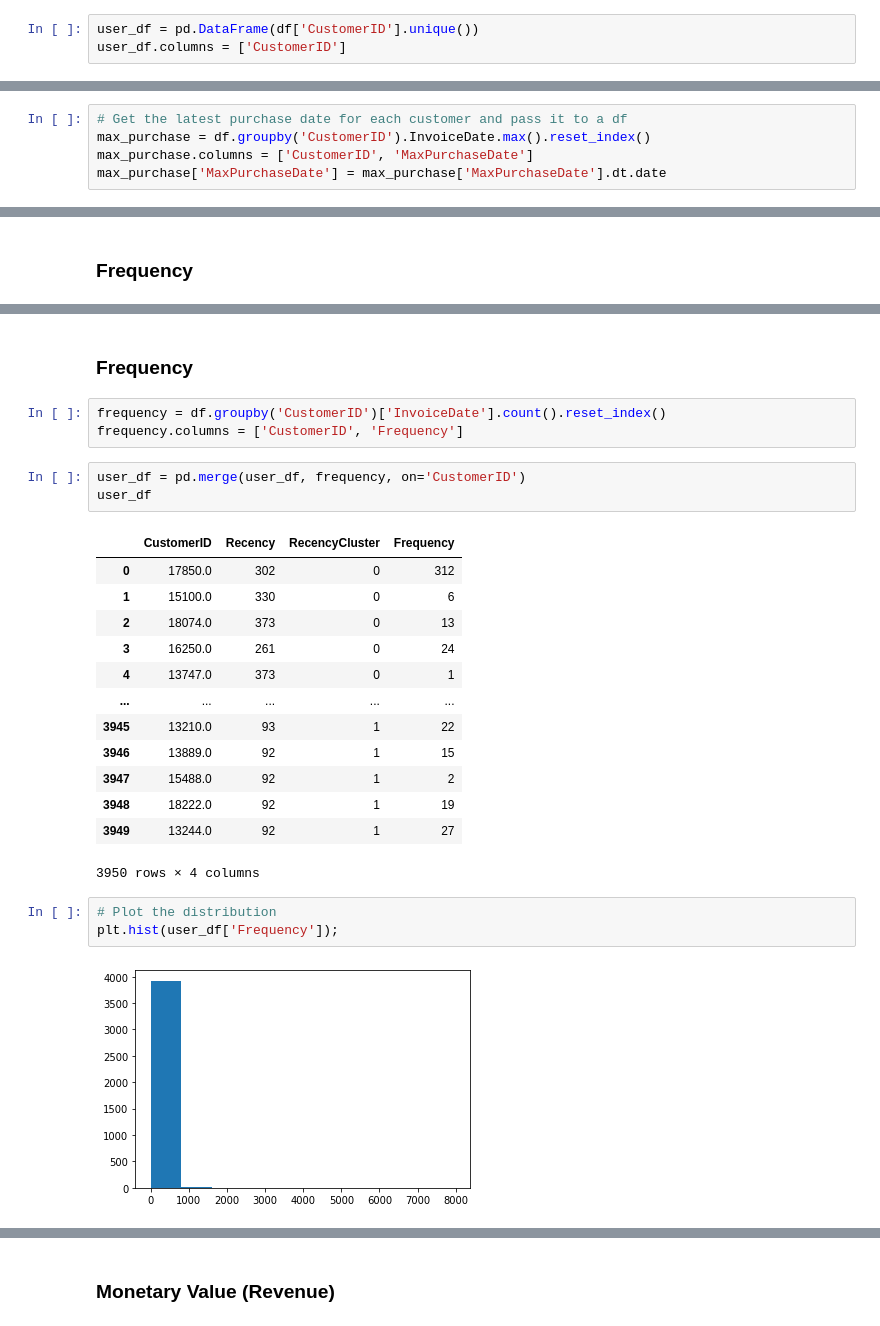
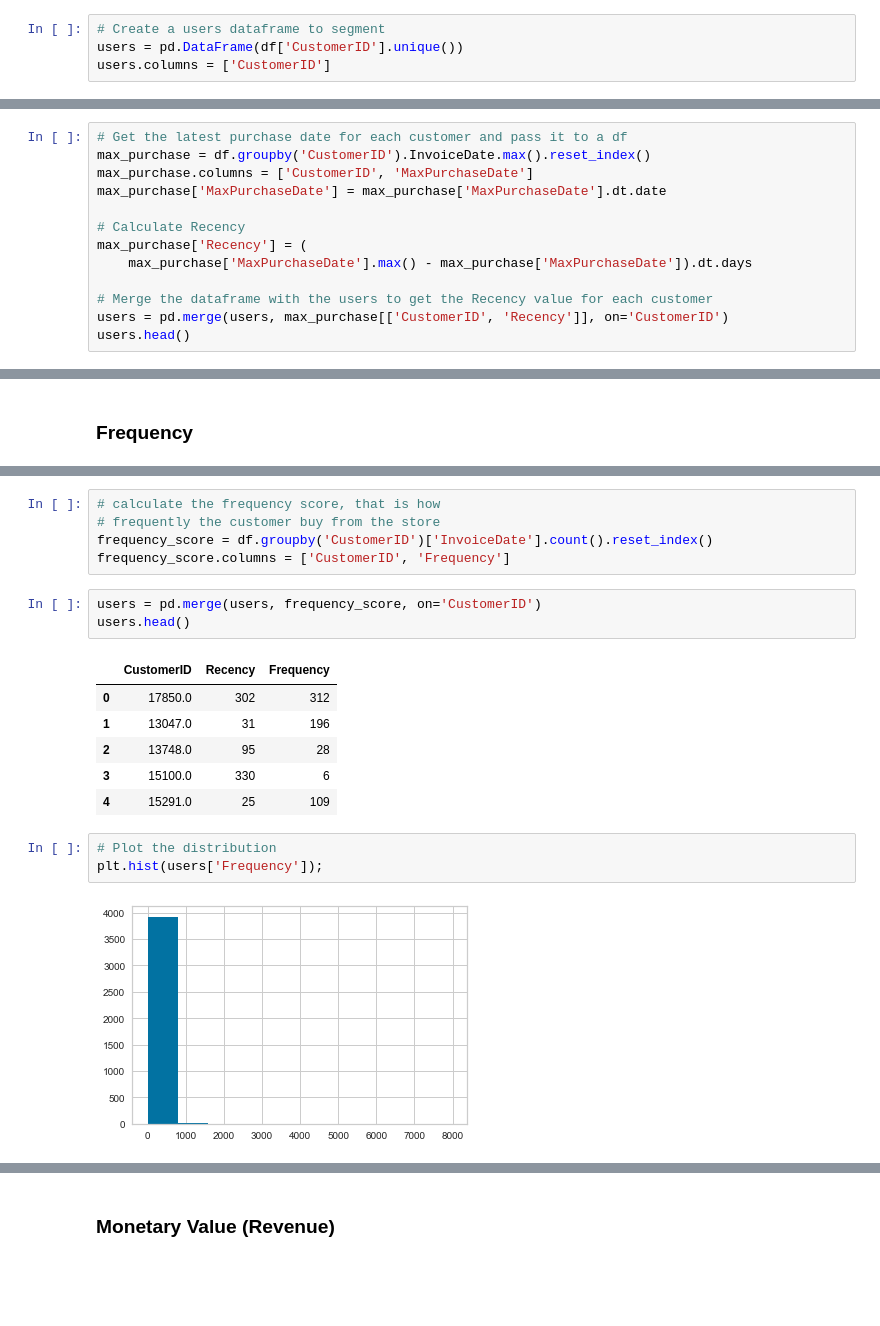
Before and after one commit to arthurcab/data-driven-marketing, a Jupyter notebook: Customer Segmentation.ipynb, the cells around one changed output, grey strips where cells are left out. Saved outputs shown, nothing was run; the diff lists cells and outputs as text; blank space fills up the shorter version.

```diff
--- a/Customer Segmentation.ipynb
+++ b/Customer Segmentation.ipynb
@@ -38,3 +109,4 @@ memory usage: 34.0+ MB
 # %%
-user_df = pd.DataFrame(df['CustomerID'].unique())
-user_df.columns = ['CustomerID']
+# Create a users dataframe to segment
+users = pd.DataFrame(df['CustomerID'].unique())
+users.columns = ['CustomerID']
@@ -43,3 +118,11 @@ user_df.columns = ['CustomerID']
 max_purchase = df.groupby('CustomerID').InvoiceDate.max().reset_index()
 max_purchase.columns = ['CustomerID', 'MaxPurchaseDate']
 max_purchase['MaxPurchaseDate'] = max_purchase['MaxPurchaseDate'].dt.date
+
+# Calculate Recency
+max_purchase['Recency'] = (
+    max_purchase['MaxPurchaseDate'].max() - max_purchase['MaxPurchaseDate']).dt.days
+
+# Merge the dataframe with the users to get the Recency value for each customer
+users = pd.merge(users, max_purchase[['CustomerID', 'Recency']], on='CustomerID')
+users.head()
@@ -140,27 +161,20 @@ user_df.groupby('RecencyCluster')['Recency'].describe()
-# %% [markdown]
-### Frequency
 # %%
-frequency = df.groupby('CustomerID')['InvoiceDate'].count().reset_index()
-frequency.columns = ['CustomerID', 'Frequency']
+# calculate the frequency score, that is how
+# frequently the customer buy from the store
+frequency_score = df.groupby('CustomerID')['InvoiceDate'].count().reset_index()
+frequency_score.columns = ['CustomerID', 'Frequency']
 # %%
-user_df = pd.merge(user_df, frequency, on='CustomerID')
-user_df
+users = pd.merge(users, frequency_score, on='CustomerID')
+users.head()
 # %% [output]
-|  | CustomerID | Recency | RecencyCluster | Frequency |
-| 0 | 17850.0 | 302 | 0 | 312 |
-| 1 | 15100.0 | 330 | 0 | 6 |
-| 2 | 18074.0 | 373 | 0 | 13 |
-| 3 | 16250.0 | 261 | 0 | 24 |
-| 4 | 13747.0 | 373 | 0 | 1 |
-| ... | ... | ... | ... | ... |
-| 3945 | 13210.0 | 93 | 1 | 22 |
-| 3946 | 13889.0 | 92 | 1 | 15 |
-| 3947 | 15488.0 | 92 | 1 | 2 |
-| 3948 | 18222.0 | 92 | 1 | 19 |
-| 3949 | 13244.0 | 92 | 1 | 27 |
+|  | CustomerID | Recency | Frequency |
+| 0 | 17850.0 | 302 | 312 |
+| 1 | 13047.0 | 31 | 196 |
+| 2 | 13748.0 | 95 | 28 |
+| 3 | 15100.0 | 330 | 6 |
+| 4 | 15291.0 | 25 | 109 |
-3950 rows × 4 columns
 # %%
 # Plot the distribution
-plt.hist(user_df['Frequency']);
+plt.hist(users['Frequency']);
 # %% [output]
-[figure, old version]
+[figure, new version]
```
Also changed, not shown: parts of 53 cells of this notebook.
